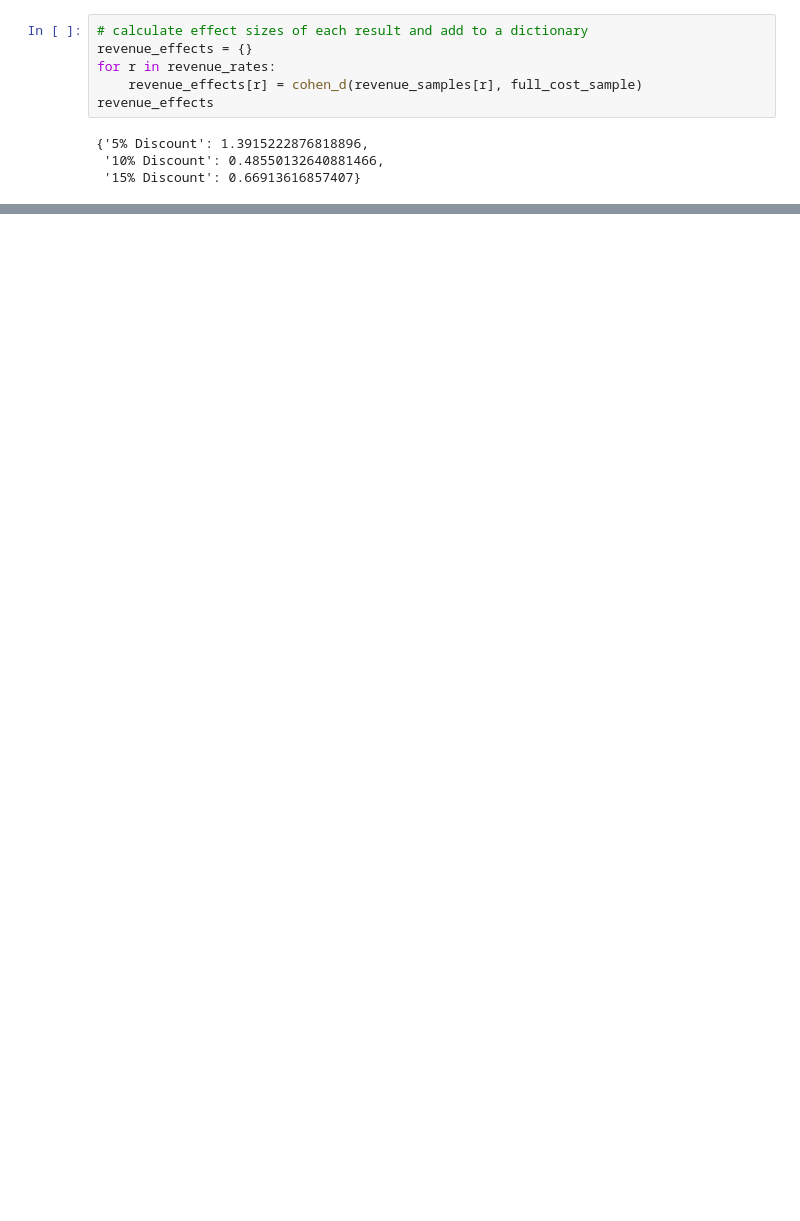
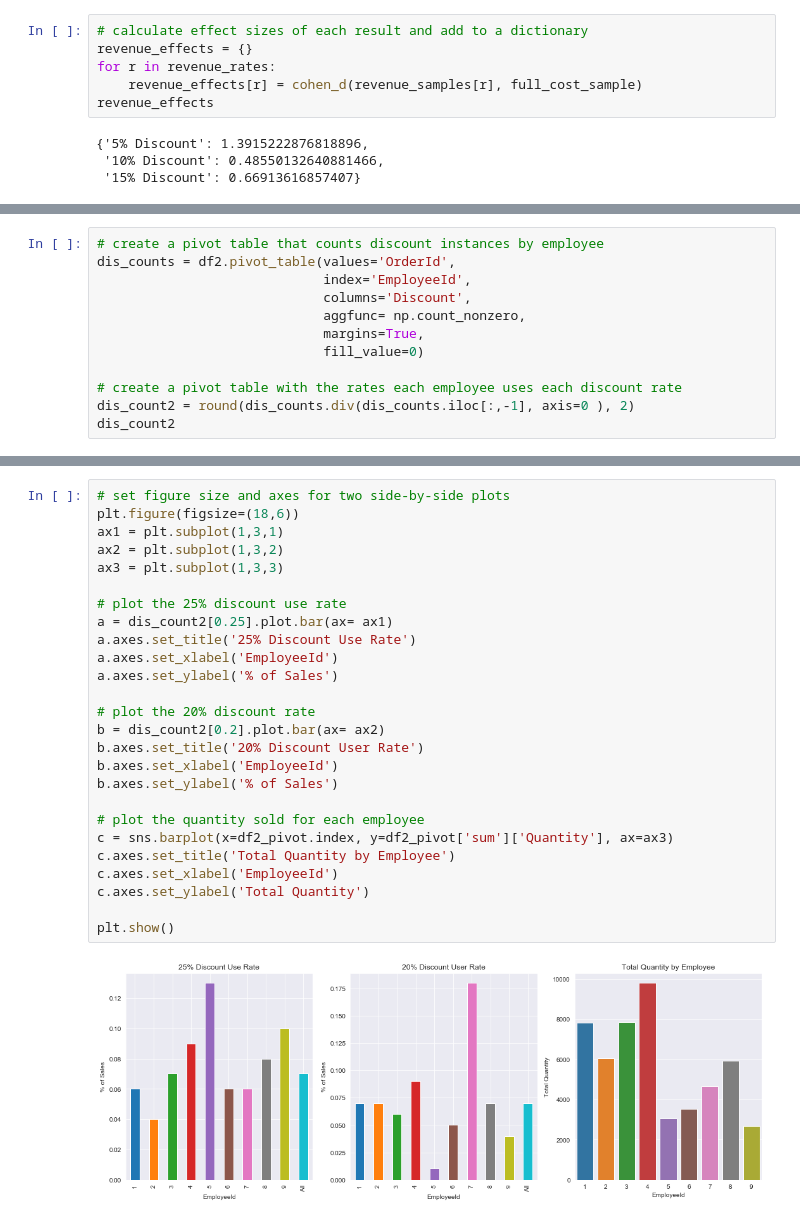
Before and after one commit to rab175/dsc-mod-3-project-online-ds-pt-071519, a Jupyter notebook: Mod3_Project.ipynb, the cells around one changed output, grey strips where cells are left out. Drawn from its saved outputs; the diff is of its cells as text; blank space fills up the shorter version.

```diff
--- a/Mod3_Project.ipynb
+++ b/Mod3_Project.ipynb
@@ -1430,0 +1548,12 @@ revenue_powers
+# %%
+# create a pivot table that counts discount instances by employee
+dis_counts = df2.pivot_table(values='OrderId',
+                             index='EmployeeId',
+                             columns='Discount',
+                             aggfunc= np.count_nonzero,
+                             margins=True,
+                             fill_value=0)
+
+# create a pivot table with the rates each employee uses each discount rate
+dis_count2 = round(dis_counts.div(dis_counts.iloc[:,-1], axis=0 ), 2)
+dis_count2
@@ -1430,0 +1573,28 @@ revenue_powers
+# %%
+# set figure size and axes for two side-by-side plots
+plt.figure(figsize=(18,6))
+ax1 = plt.subplot(1,3,1)
+ax2 = plt.subplot(1,3,2)
+ax3 = plt.subplot(1,3,3)
+
+# plot the 25% discount use rate
+a = dis_count2[0.25].plot.bar(ax= ax1)
+a.axes.set_title('25% Discount Use Rate')
+a.axes.set_xlabel('EmployeeId')
+a.axes.set_ylabel('% of Sales')
+
+# plot the 20% discount rate
+b = dis_count2[0.2].plot.bar(ax= ax2)
+b.axes.set_title('20% Discount User Rate')
+b.axes.set_xlabel('EmployeeId')
+b.axes.set_ylabel('% of Sales')
+
+# plot the quantity sold for each employee
+c = sns.barplot(x=df2_pivot.index, y=df2_pivot['sum']['Quantity'], ax=ax3)
+c.axes.set_title('Total Quantity by Employee')
+c.axes.set_xlabel('EmployeeId')
+c.axes.set_ylabel('Total Quantity')
+
+plt.show()
+# %% [output]
+[figure, added]
```
Also changed, not shown: parts of 23 cells of this notebook.
